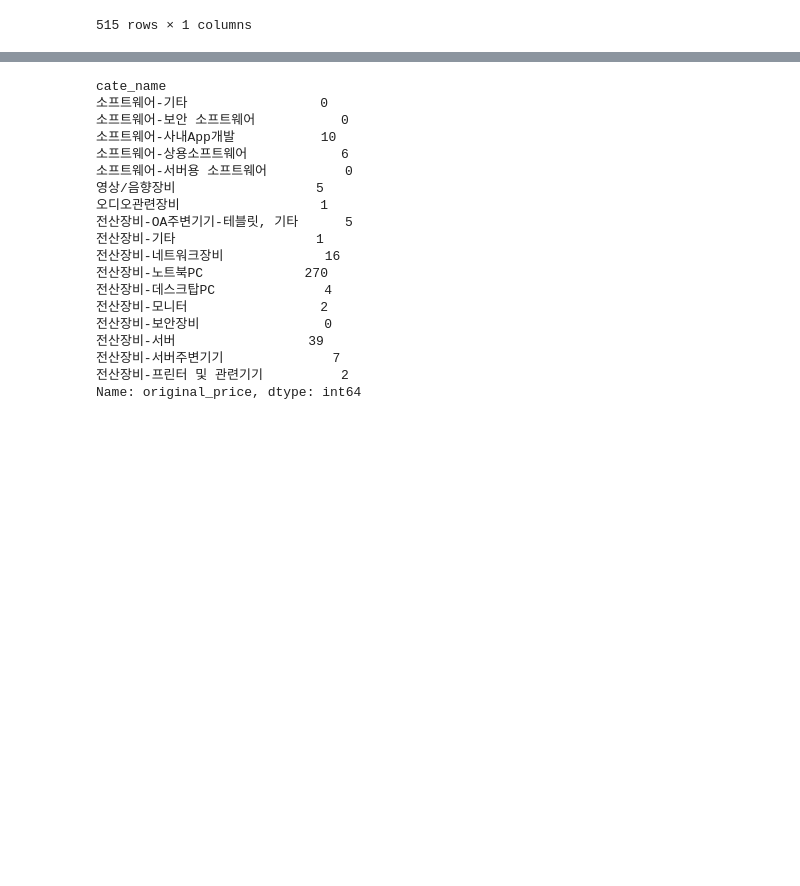
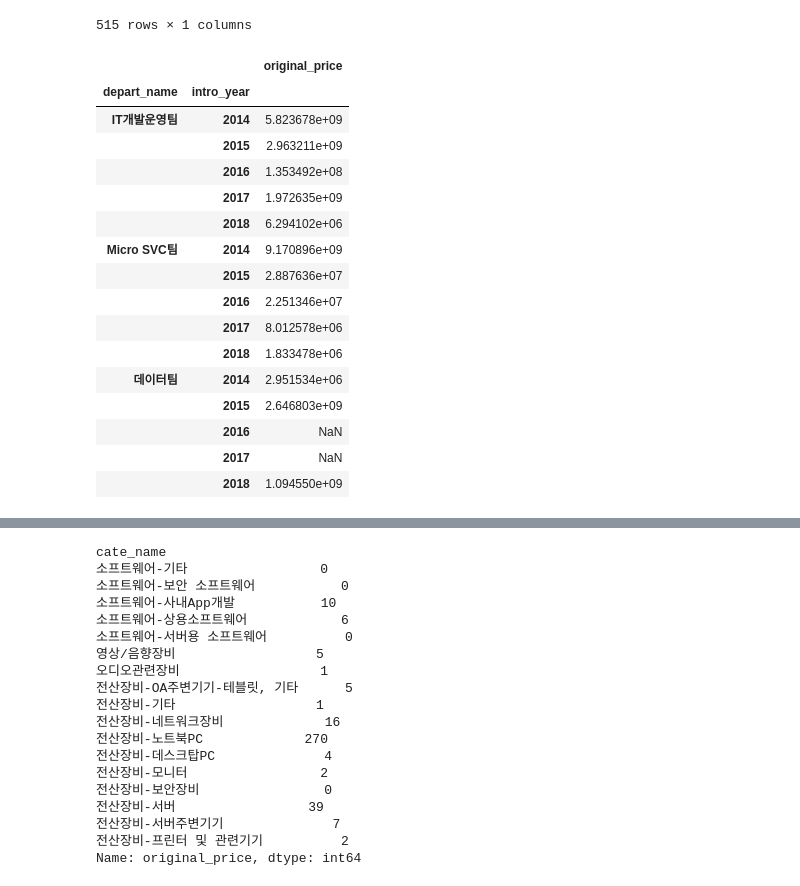
Before and after one commit to joonable/playground, a Jupyter notebook: depreciation_cost/depreciation_cost_eda.ipynb, the cells around one changed output, grey strips where cells are left out. Drawn from its saved outputs; the diff is of its cells as text; code cells hidden in the pictures; blank space fills up the shorter version.

```diff
--- a/depreciation_cost/depreciation_cost_eda.ipynb
+++ b/depreciation_cost/depreciation_cost_eda.ipynb
@@ -241,4 +247,24 @@ df_depre_depart_year
 df_depre_depart_year.original_price = df_depre_depart_year.original_price.fillna(0).astype('int')
 # %%
 df_depre_depart_year = df_depre_depart_year.loc[cost_top3, :]
+# %%
+df_depre_depart_year
+# %% [output]
+|  |  | original_price |
+| depart_name | intro_year |  |
+| IT개발운영팀 | 2014 | 5.823678e+09 |
+|  | 2015 | 2.963211e+09 |
+|  | 2016 | 1.353492e+08 |
+|  | 2017 | 1.972635e+09 |
+|  | 2018 | 6.294102e+06 |
+| Micro SVC팀 | 2014 | 9.170896e+09 |
+|  | 2015 | 2.887636e+07 |
+|  | 2016 | 2.251346e+07 |
+|  | 2017 | 8.012578e+06 |
+|  | 2018 | 1.833478e+06 |
+| 데이터팀 | 2014 | 2.951534e+06 |
+|  | 2015 | 2.646803e+09 |
+|  | 2016 | NaN |
+|  | 2017 | NaN |
+|  | 2018 | 1.094550e+09 |
 # %%
```
Also changed, not shown: parts of 8 cells of this notebook, 2 other files.
